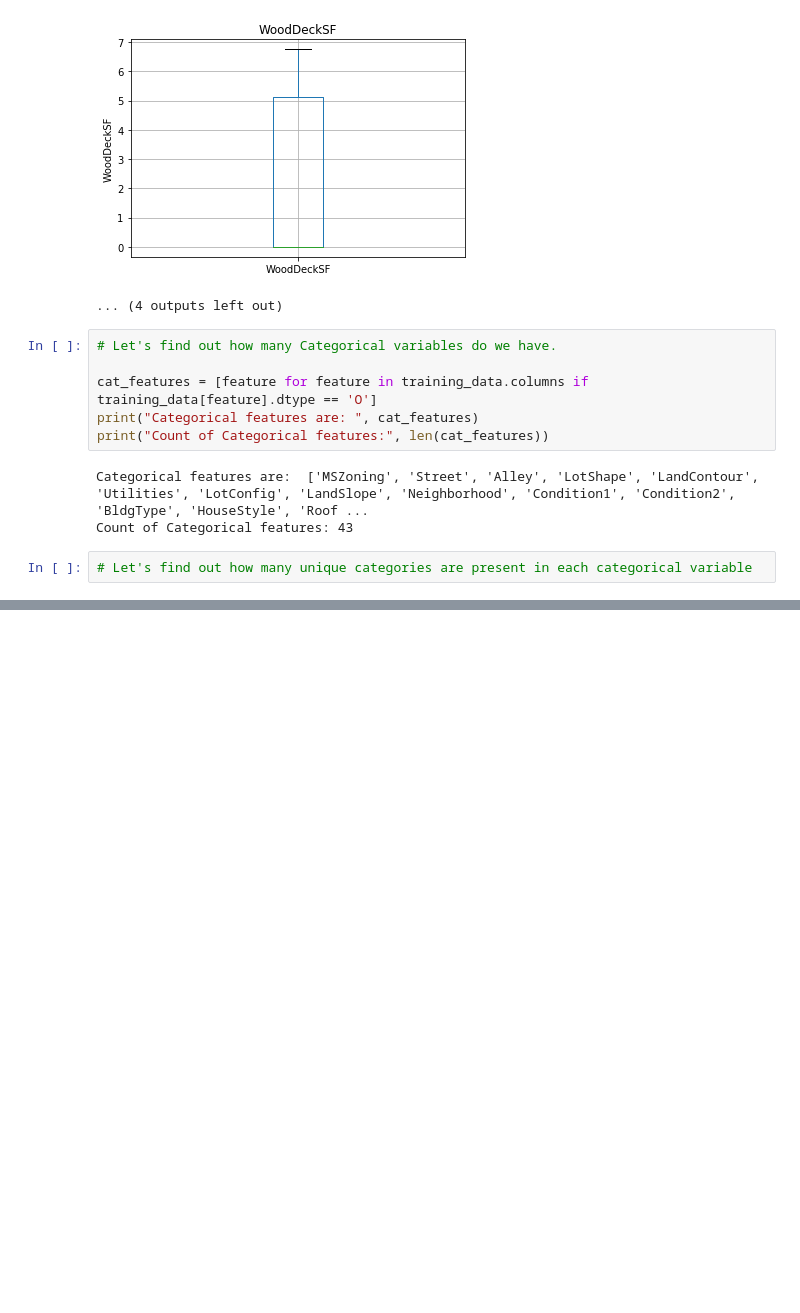
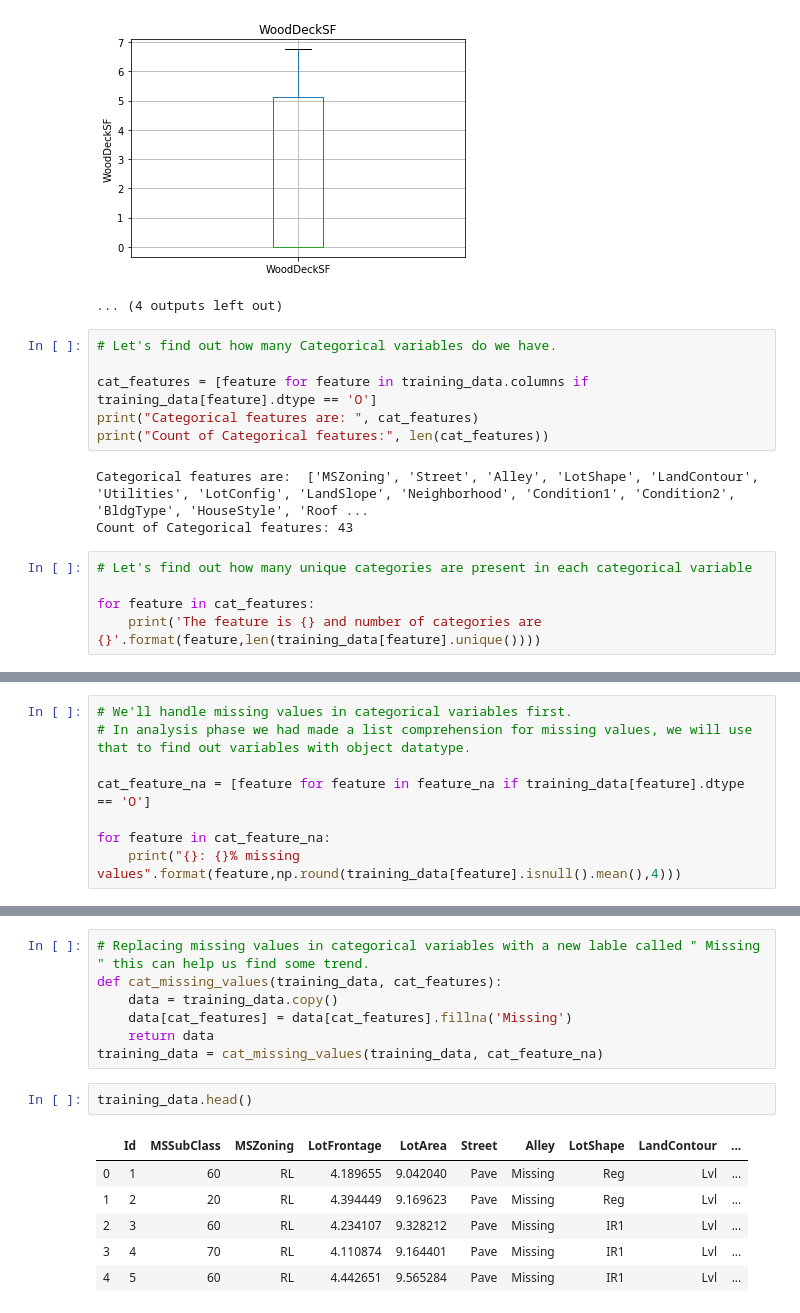
Before and after one commit to rajkhona/Housepriceprediction, a Jupyter notebook: house_price_prediction.ipynb, the cells around one changed output, grey strips where cells are left out. Saved outputs shown, nothing was run; the diff lists cells and outputs as text; blank space fills up the shorter version.

```diff
--- a/house_price_prediction.ipynb
+++ b/house_price_prediction.ipynb
@@ -247,3 +249,6 @@ Categorical features are:  ['MSZoning', 'Street', 'Alley', 'LotShape', 'LandCont
 Count of Categorical features: 43
 # %%
 # Let's find out how many unique categories are present in each categorical variable
+
+for feature in cat_features:
+    print('The feature is {} and number of categories are {}'.format(feature,len(training_data[feature].unique())))
@@ -267,0 +297,8 @@ for features in cat_features:
+# %%
+# We'll handle missing values in categorical variables first.
+# In analysis phase we had made a list comprehension for missing values, we will use that to find out variables with object datatype.
+
+cat_feature_na = [feature for feature in feature_na if training_data[feature].dtype == 'O']
+
+for feature in cat_feature_na:
+    print("{}: {}% missing values".format(feature,np.round(training_data[feature].isnull().mean(),4)))
@@ -267,0 +321,16 @@ for features in cat_features:
+# %%
+# Replacing missing values in categorical variables with a new lable called " Missing " this can help us find some trend.
+def cat_missing_values(training_data, cat_features):
+    data = training_data.copy()
+    data[cat_features] = data[cat_features].fillna('Missing')
+    return data
+training_data = cat_missing_values(training_data, cat_feature_na)
+# %%
+training_data.head()
+# %% [output]
+|  | Id | MSSubClass | MSZoning | LotFrontage | LotArea | Street | Alley | LotShape | LandContour | ... |
+| 0 | 1 | 60 | RL | 4.189655 | 9.042040 | Pave | Missing | Reg | Lvl | ... |
+| 1 | 2 | 20 | RL | 4.394449 | 9.169623 | Pave | Missing | Reg | Lvl | ... |
+| 2 | 3 | 60 | RL | 4.234107 | 9.328212 | Pave | Missing | IR1 | Lvl | ... |
+| 3 | 4 | 70 | RL | 4.110874 | 9.164401 | Pave | Missing | IR1 | Lvl | ... |
+| 4 | 5 | 60 | RL | 4.442651 | 9.565284 | Pave | Missing | IR1 | Lvl | ... |
```
Also changed, not shown: parts of 13 cells of this notebook.
